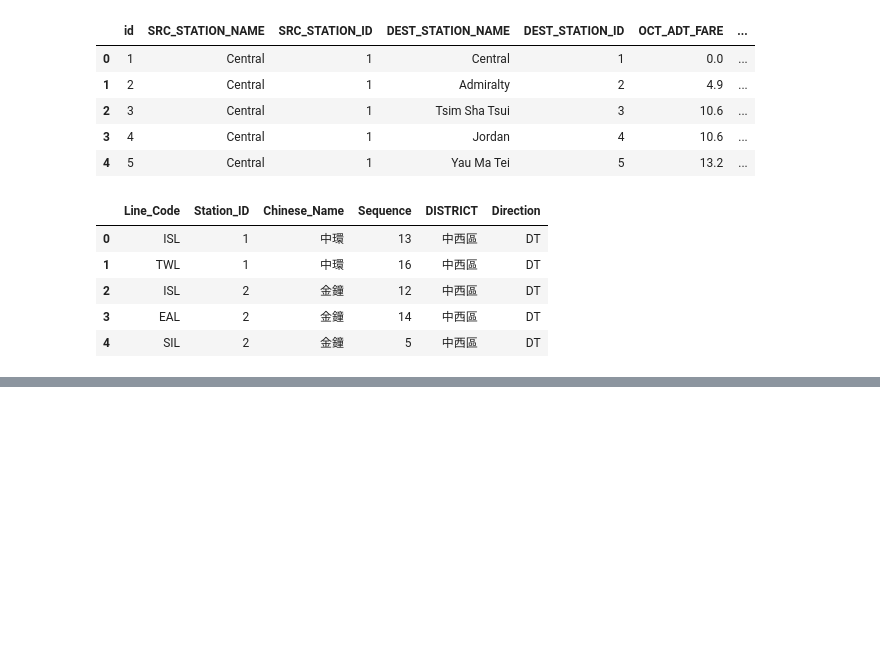
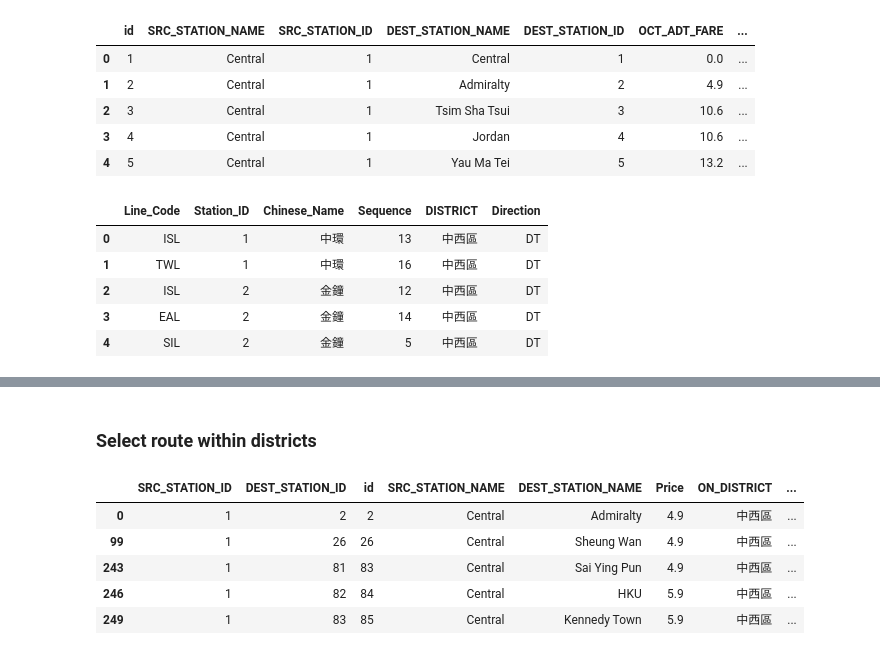
Before and after one commit to feiyiLB/comp3522, a Jupyter notebook: Notebooks/MTR_Conversion.ipynb, the cells around one changed output, grey strips where cells are left out. Cells and saved outputs as stored; diff of their text form; code cells hidden in the pictures; blank space fills up the shorter version.

```diff
--- a/Notebooks/MTR_Conversion.ipynb
+++ b/Notebooks/MTR_Conversion.ipynb
@@ -43,0 +89,13 @@ mtr_dest_fares.to_excel("../Data/MTR/MTR_Conversion.xlsx", engine='openpyxl')
+# %% [markdown]
+### Select route within districts
+# %%
+Routes_within_district=mtr_dest_coord[mtr_dest_coord['ON_DISTRICT']==mtr_dest_coord['OFF_DISTRICT']]
+
+Routes_within_district.head()
+# %% [output]
+|  | SRC_STATION_ID | DEST_STATION_ID | id | SRC_STATION_NAME | DEST_STATION_NAME | Price | ON_DISTRICT | ... |
+| 0 | 1 | 2 | 2 | Central | Admiralty | 4.9 | 中西區 | ... |
+| 99 | 1 | 26 | 26 | Central | Sheung Wan | 4.9 | 中西區 | ... |
+| 243 | 1 | 81 | 83 | Central | Sai Ying Pun | 4.9 | 中西區 | ... |
+| 246 | 1 | 82 | 84 | Central | HKU | 5.9 | 中西區 | ... |
+| 249 | 1 | 83 | 85 | Central | Kennedy Town | 5.9 | 中西區 | ... |
```
Also changed, not shown: parts of 7 cells of this notebook, 3 other files.
